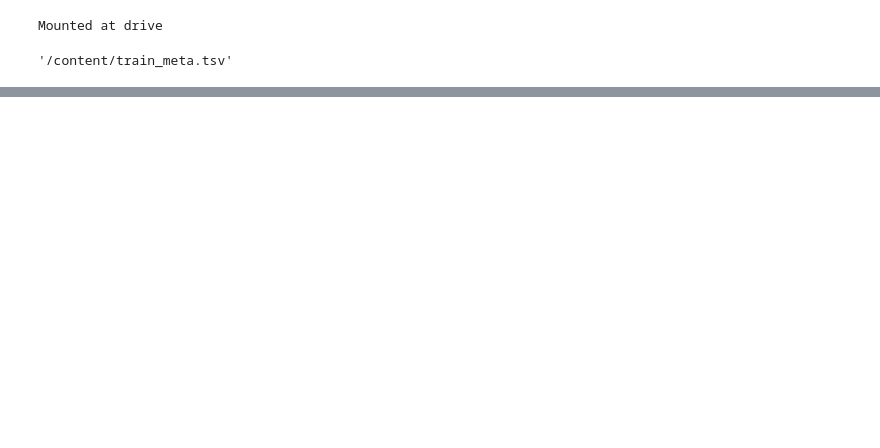
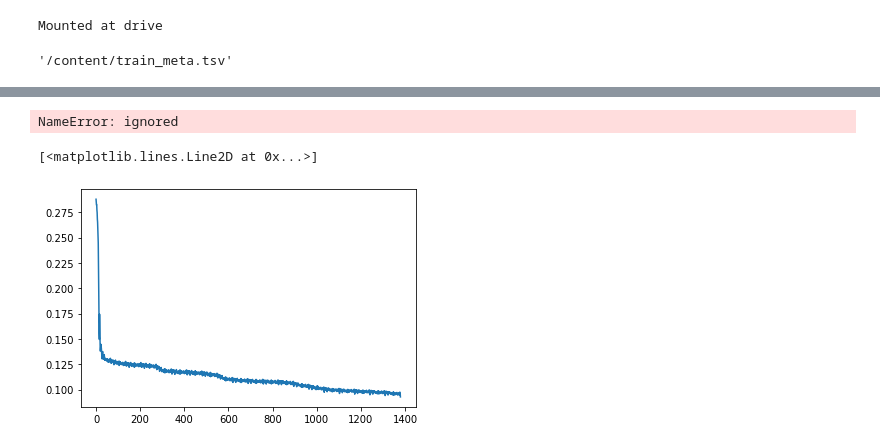
Before and after one commit to UdalovIA/ML, a Jupyter notebook: Competition/ML_Cup_audio (1).ipynb, the cells around one changed output, grey strips where cells are left out. Drawn from its saved outputs; the diff is of its cells as text; code cells hidden in the pictures; blank space fills up the shorter version.

```diff
--- a/Competition/ML_Cup_audio (1).ipynb
+++ b/Competition/ML_Cup_audio (1).ipynb
@@ -443,0 +482,31 @@ avg_rank: 161.8779296875
+# %%
+def train_ae(module, train_loader,optimizer, criterion, num_epochs): #, val_loader, valset_meta, optimizer, criterion, num_epochs, checkpoint_path, top_size = 100):
+    max_ndcg = None
+    losses = []
+    for epoch in range(num_epochs):
+        for tracks_ids, tracks_features in train_loader:
+            optimizer.zero_grad()
+            module.train()
+            reconstructed, _ = module(tracks_features)
+            loss = criterion(reconstructed, tracks_features)
+            loss.backward()
+            optimizer.step()
+            print("Epoch {}/{}".format(epoch+1, num_epochs))
+            print("loss: {}".format(loss))
+            print()
+            losses.append(loss.item())
+        '''with torch.no_grad():
+            module.eval()
+            for X_batch in val_loader:
+                X_batch = X_batch.view(-1, 3, 64, 64).float()
+                reconstructed, _ = model(X_batch.to(device))
+                loss = loss_fn(reconstructed.view(-1, 3, 64, 64), X_batch.to(device))
+                val_losses_per_epoch.append(loss.item())
+
+            print("Validation nDCG on epoch {}".format(epoch))
+            print("Encoder - {}".format(val_ndcg_encoder))
+            print("Projector - {}".format(val_ndcg_projector))
+            if (max_ndcg is None) or (val_ndcg_encoder > max_ndcg):
+                max_ndcg = val_ndcg_encoder
+                torch.save(model_encoder.state_dict(), checkpoint_path)'''
+    return losses
@@ -443,0 +558,10 @@ avg_rank: 161.8779296875
+# %%
+autoen = Autoencoder(
+    output_features_size = 512,
+).to(device)
+# %%
+losses = train_ae(module= autoen,
+         train_loader = TestLoader(FeaturesLoader(TRAINSET_PATH, validation_meta_info, device), batch_size = BATCH_SIZE),
+         optimizer = torch.optim.Adam(autoen.parameters(), lr = LR),
+         criterion = F.mse_loss,
+         num_epochs = NUM_EPOCHS)
@@ -443,0 +625,10 @@ avg_rank: 161.8779296875
+# %%
+plt.plot(losses)
+# %% [output]
+NameError: ignored
+# %%
+
+plt.plot(losses)
+# %% [output]
+[<matplotlib.lines.Line2D at 0x...>]
+[figure, added]
```
Also changed, not shown: parts of 14 cells of this notebook.
